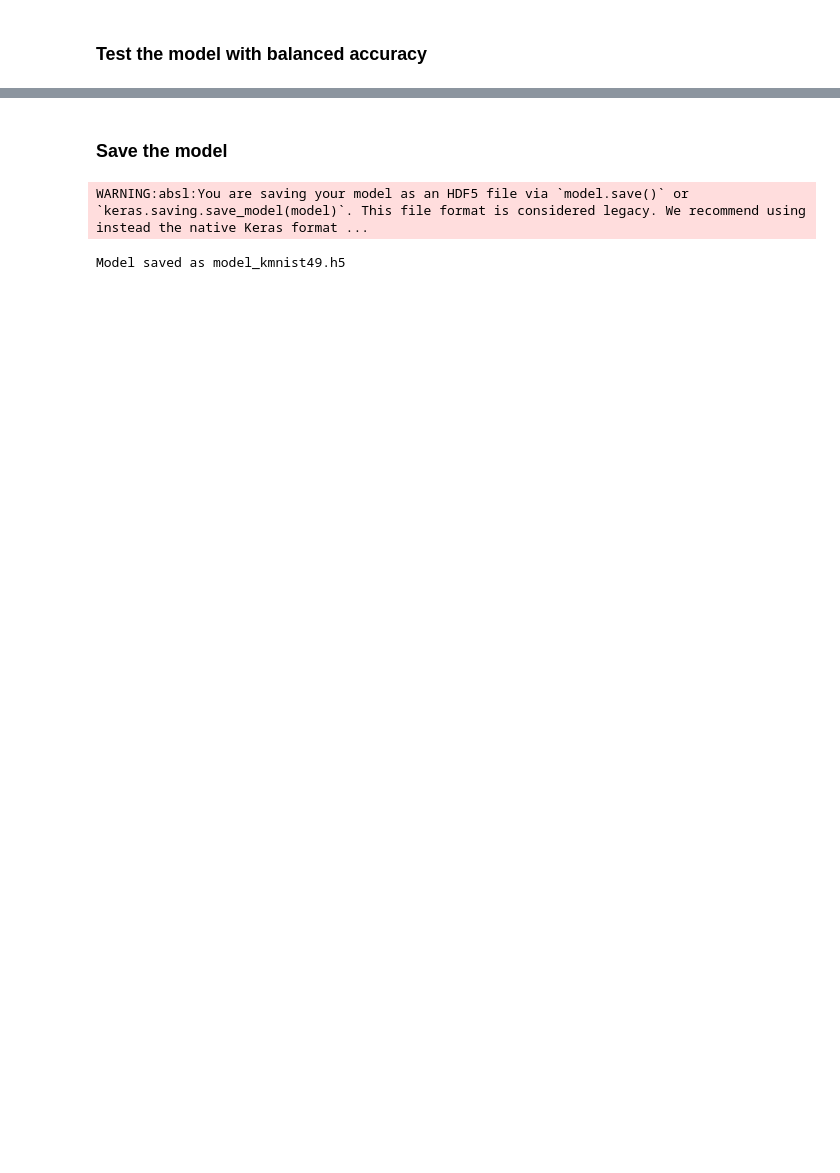
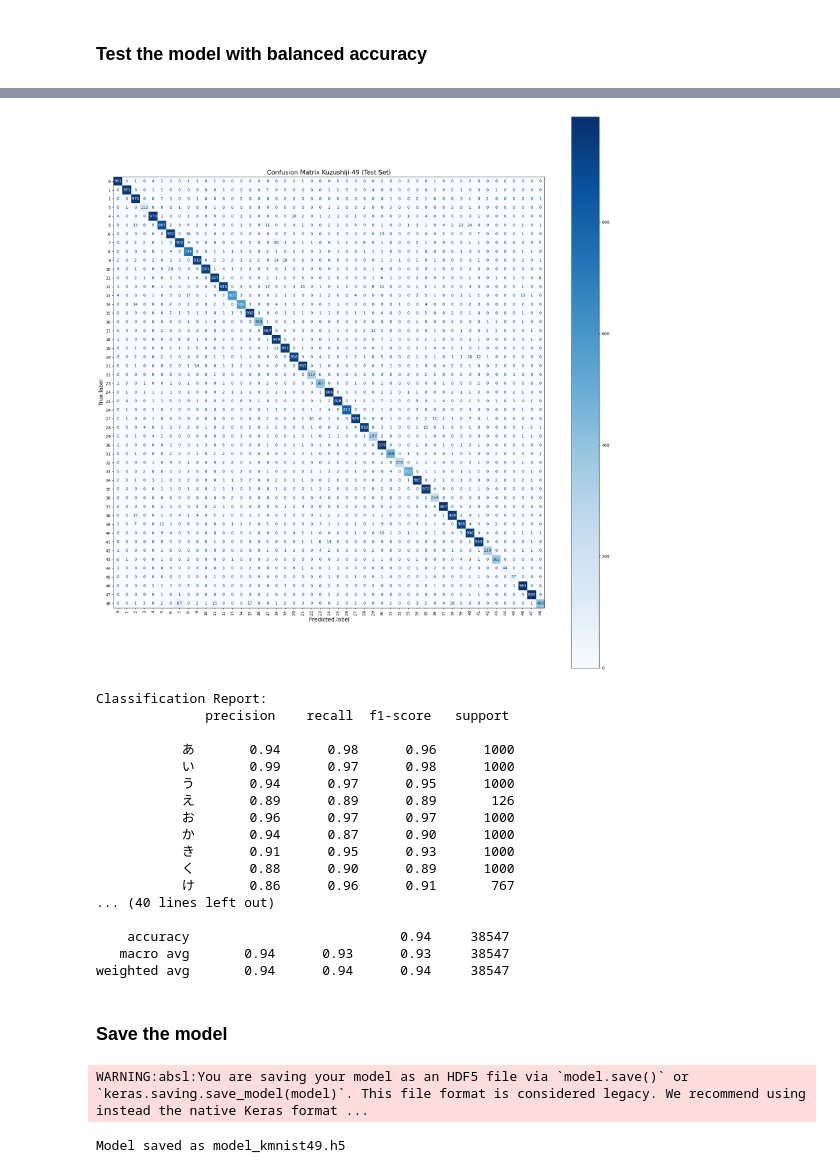
Before and after one commit to LenstraMod/AI-Laboratory-Telkom-University---Kuzushiji49-Hiragana-Recognizer, a Jupyter notebook: main.ipynb, the cells around one changed output, grey strips where cells are left out. Cells and saved outputs as stored; diff of their text form; code cells hidden in the pictures; blank space fills up the shorter version.

```diff
--- a/main.ipynb
+++ b/main.ipynb
@@ -209,3 +247,49 @@ Balanced Accuracy on Test Data: 92.65%
+# %%
+from sklearn.metrics import confusion_matrix, classification_report, ConfusionMatrixDisplay
+
+cm = confusion_matrix(y_test, p_test)
+
+fig, ax = plt.subplots(figsize=(20, 20))
+
+disp = ConfusionMatrixDisplay(confusion_matrix=cm,
+                              display_labels=np.arange(49))
+
+disp.plot(ax=ax,
+          cmap='Blues',
+          values_format='d',
+          colorbar=True)
+
+plt.xticks(rotation=90, fontsize=10)
+plt.yticks(fontsize=10)
+plt.xlabel("Predicted label", fontsize=14)
+plt.ylabel("True label", fontsize=14)
+plt.title("Confusion Matrix Kuzushiji-49 (Test Set)", fontsize=16)
+
+
+plt.tight_layout()   # biar gak kepotong
+plt.show()
+
+print("Classification Report:")
+print(classification_report(y_test, p_test, target_names=k49_classmap))
+# %% [output]
+[figure, added]
+Classification Report:
+              precision    recall  f1-score   support
+
+           あ       0.94      0.98      0.96      1000
+           い       0.99      0.97      0.98      1000
+           う       0.94      0.97      0.95      1000
+           え       0.89      0.89      0.89       126
+           お       0.96      0.97      0.97      1000
+           か       0.94      0.87      0.90      1000
+           き       0.91      0.95      0.93      1000
+           く       0.88      0.90      0.89      1000
+           け       0.86      0.96      0.91       767
+... (40 lines left out)
+
+    accuracy                           0.94     38547
+   macro avg       0.94      0.93      0.93     38547
+weighted avg       0.94      0.94      0.94     38547
 # %% [markdown]
 ### Save the model
 # %%
```
Also changed, not shown: parts of 9 cells of this notebook, 4 other files.
